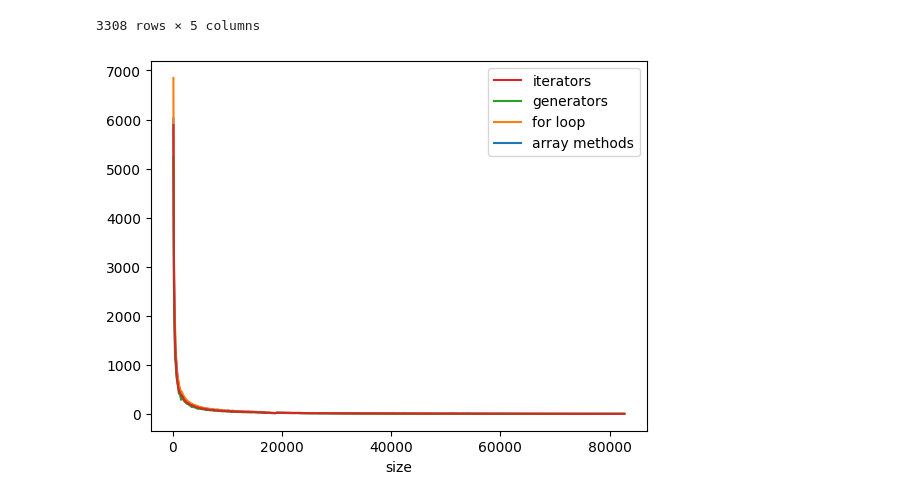
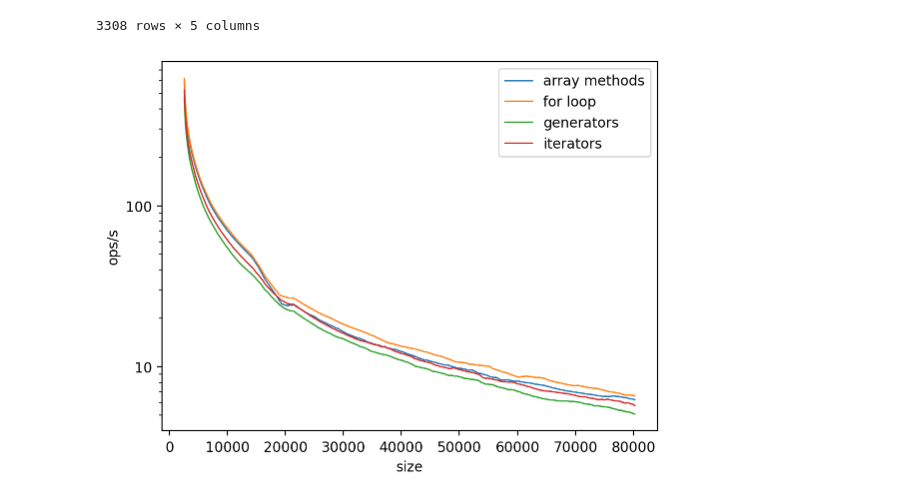
Before and after one commit to Lurk/generators_js, a Jupyter notebook: analyze.ipynb, the cells around one changed output. Saved outputs shown, nothing was run; the diff lists cells and outputs as text; code cells hidden in the pictures.

```diff
--- a/analyze.ipynb
+++ b/analyze.ipynb
@@ -28,18 +30,21 @@ display(dataframe)
 | 3235 | iterators | 4.9 | 20.49 | 30.00 | 82700 |
 3308 rows × 5 columns
 # %%
-groups = dataframe.groupby("name")
+groups = dataframe.groupby('name')
+
 ax = plt.gca()
+ax.set_yscale('log')
+ax.get_yaxis().set_major_formatter(ticker.ScalarFormatter())
+ax.set_ylabel('ops/s')
+names = dataframe['name'].unique()
 
-groups.get_group("array methods").plot(kind='line',x='size',y='ops' ,ax=ax)
-groups.get_group("for loop").plot(kind='line',x='size',y='ops',ax=ax)
-groups.get_group("generators").plot(kind='line',x='size',y='ops',ax=ax)
-groups.get_group("iterators").plot(kind='line',x='size',y='ops',ax=ax)
+for name in names:
+    data = groups.get_group(name)[['size', 'ops']].rolling(50).mean()
+    data.plot(kind='line',x='size',y='ops' ,ax=ax, linewidth=1)
 
 current_handles, _ = ax.get_legend_handles_labels()
-reversed_handles = reversed(current_handles)
-labels = reversed(dataframe['name'].unique())
-plt.legend(reversed_handles,labels)
+plt.legend(current_handles, names)
+
 plt.show()
 # %% [output]
-[figure, old version]
+[figure, new version]
```
Also changed, not shown: parts of 2 cells of this notebook.
